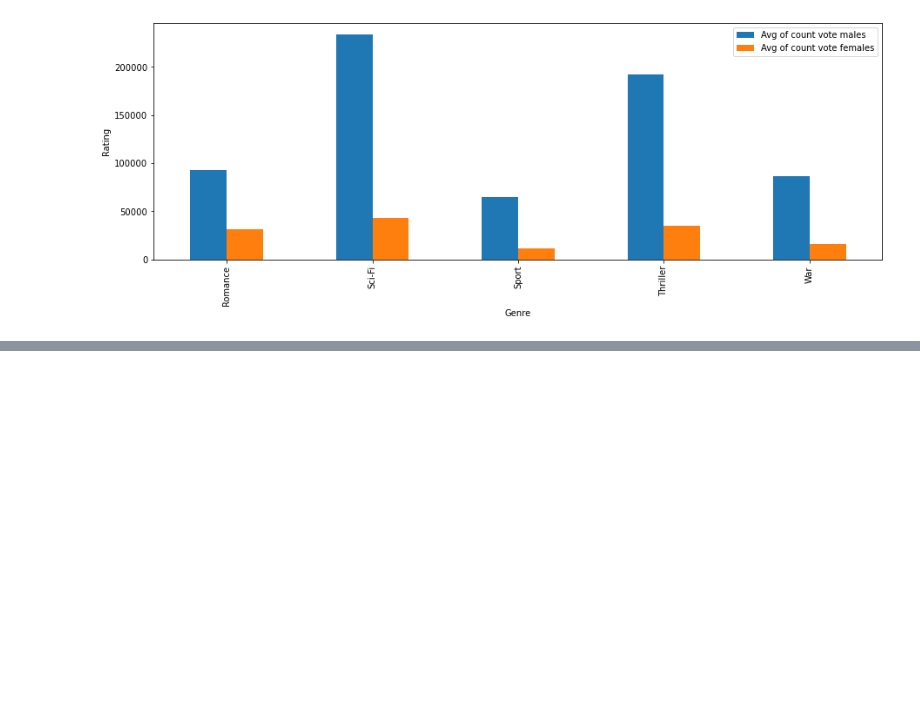
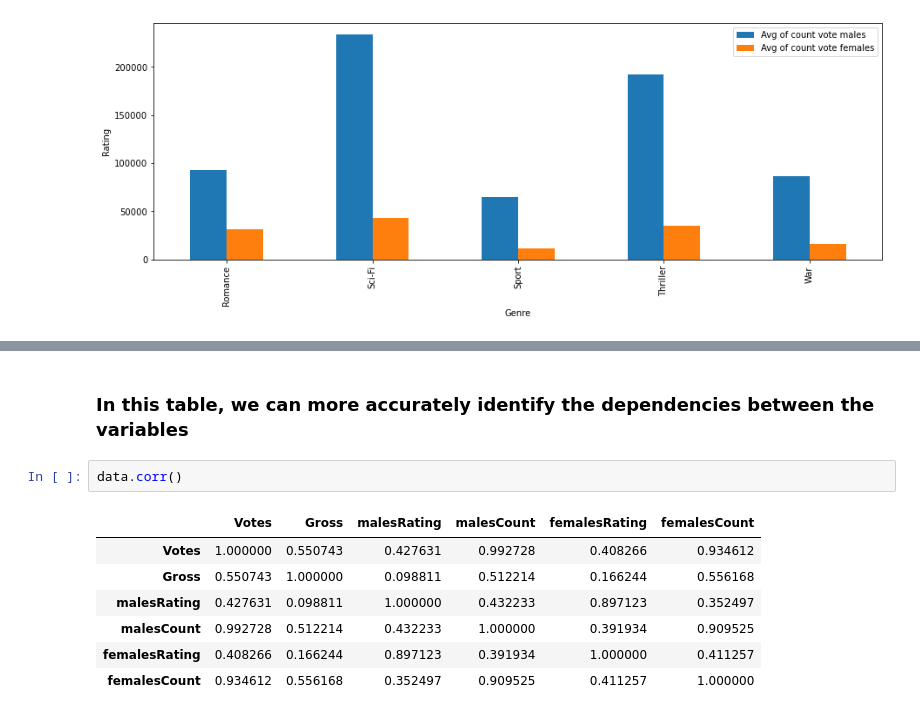
Before and after one commit to Moshe-Frankipour/DataScience-IMDb, a Jupyter notebook: Step 3 - Exploring Data & Visualizing.ipynb, the cells around one changed output, grey strips where cells are left out. Cells and saved outputs as stored; diff of their text form; blank space fills up the shorter version.

```diff
--- a/Step 3 - Exploring Data & Visualizing.ipynb
+++ b/Step 3 - Exploring Data & Visualizing.ipynb
@@ -344,0 +352,12 @@ Text(0, 0.5, 'Rating')
+# %% [markdown]
+### In this table, we can more accurately identify the dependencies between the variables
+# %%
+data.corr()
+# %% [output]
+|  | Votes | Gross | malesRating | malesCount | femalesRating | femalesCount |
+| Votes | 1.000000 | 0.550743 | 0.427631 | 0.992728 | 0.408266 | 0.934612 |
+| Gross | 0.550743 | 1.000000 | 0.098811 | 0.512214 | 0.166244 | 0.556168 |
+| malesRating | 0.427631 | 0.098811 | 1.000000 | 0.432233 | 0.897123 | 0.352497 |
+| malesCount | 0.992728 | 0.512214 | 0.432233 | 1.000000 | 0.391934 | 0.909525 |
+| femalesRating | 0.408266 | 0.166244 | 0.897123 | 0.391934 | 1.000000 | 0.411257 |
+| femalesCount | 0.934612 | 0.556168 | 0.352497 | 0.909525 | 0.411257 | 1.000000 |
```
Also changed, not shown: parts of 13 cells of this notebook.
